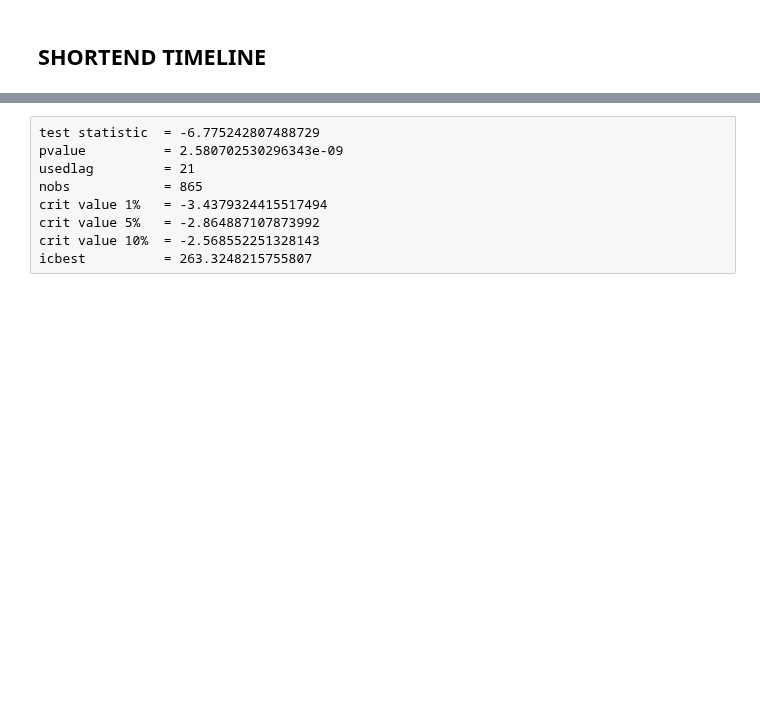
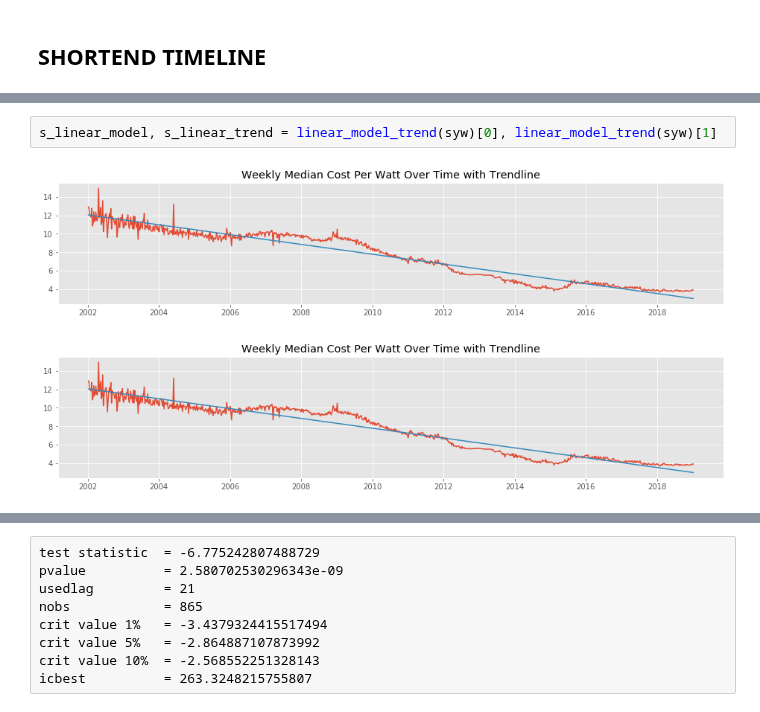
Before and after one commit to jrpaige/Solar, a Jupyter notebook: Solar_Time_Series.ipynb, the cells around one changed output, grey strips where cells are left out. Cells and saved outputs as stored; diff of their text form; blank space fills up the shorter version.

```diff
--- a/Solar_Time_Series.ipynb
+++ b/Solar_Time_Series.ipynb
@@ -135,0 +145,5 @@ ADF p-value: 0.00
+# %%
+s_linear_model, s_linear_trend = linear_model_trend(syw)[0], linear_model_trend(syw)[1]
+# %% [output]
+[figure, added]
+[figure, added]
```
Also changed, not shown: parts of 24 cells of this notebook, 4 other files.
